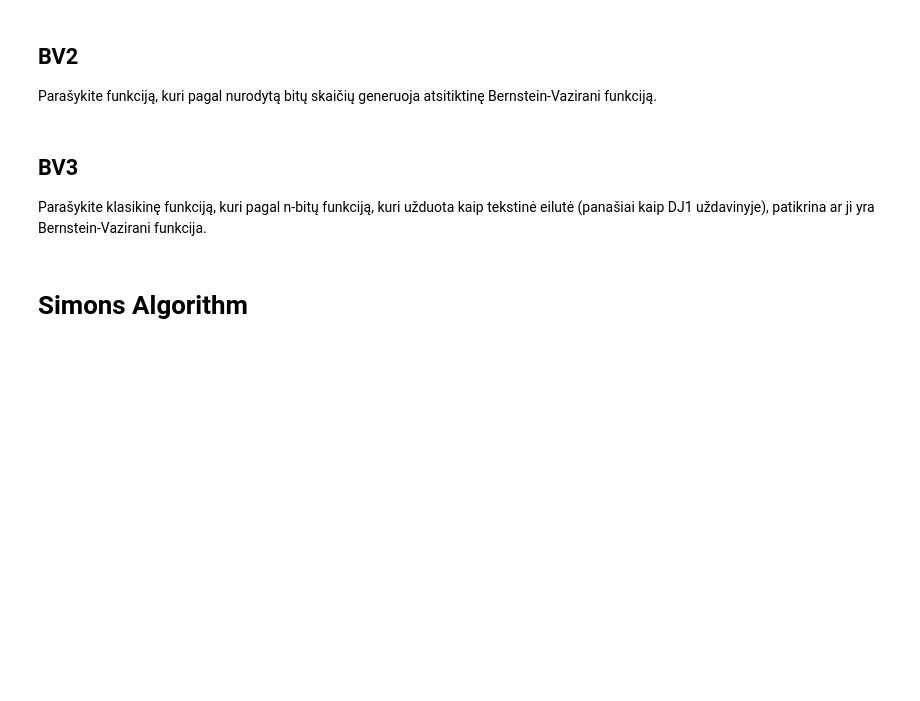
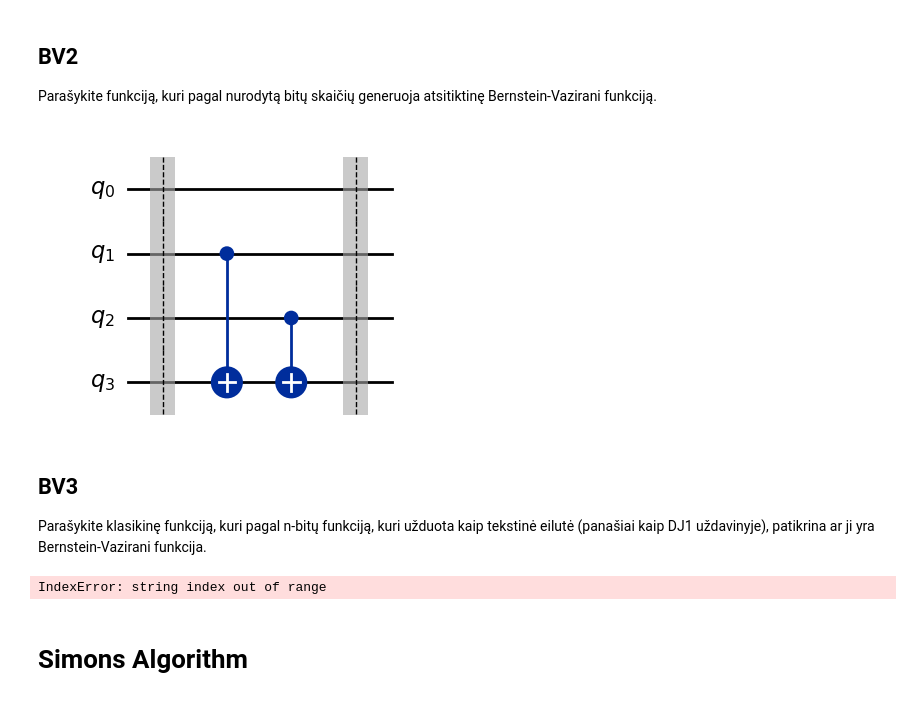
Before and after one commit to KungFur1/vu-ps-semester-7, a Jupyter notebook: quantum-computing/lab-2-1/lab.ipynb, the cells around one changed output. Cells and saved outputs as stored; diff of their text form; code cells hidden in the pictures; blank space fills up the shorter version.

```diff
--- a/quantum-computing/lab-2-1/lab.ipynb
+++ b/quantum-computing/lab-2-1/lab.ipynb
@@ -296,8 +322,10 @@ def bv_function(s):
 # %%
 a_combinations = [''.join(bits) for bits in itertools.product('01', repeat=len(s))]
 s = a_combinations[np.random.randint(0, len(a_combinations))]
-circuit = bv_function(s)
+circuit = bv_function('011')
 circuit.draw('mpl')
+# %% [output]
+[figure, added]
 # %% [markdown]
 ## BV3
 Parašykite klasikinę funkciją, kuri pagal n-bitų funkciją, kuri užduota kaip tekstinė eilutė (panašiai kaip DJ1 uždavinyje), patikrina ar ji yra Bernstein-Vazirani funkcija.
@@ -331,7 +359,9 @@ def is_bv_func(func, input_size):
 def simple(input):
     return '1'
 
-print(is_bv_func(lambda x: bv_classic(x, "10101"), 5))
+print(is_bv_func(lambda x: bv_classic(x, "011"), 5))
+# %% [output]
+IndexError: string index out of range
 # %% [markdown]
 # Simons Algorithm
 # %% [markdown]
```
Also changed, not shown: parts of 10 cells of this notebook, 7 other files.
